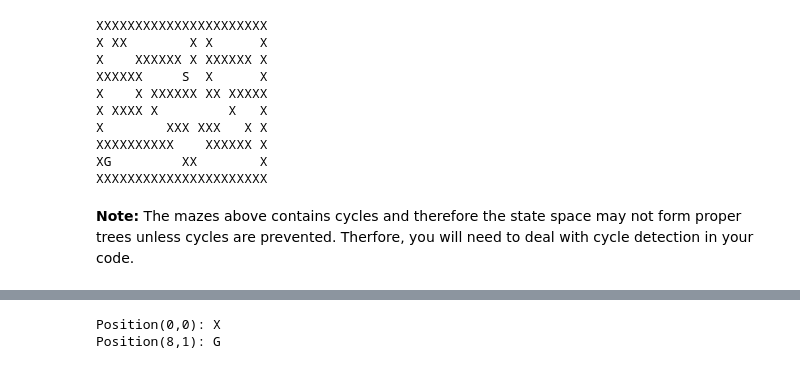
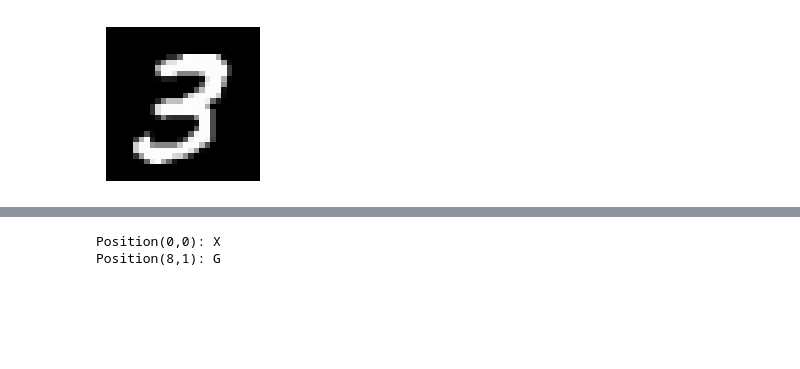
Before and after one commit to stanleybak/CS7320-AI, a Jupyter notebook: ML/MNIST.ipynb, the cells around one changed output, grey strips where cells are left out. Saved outputs shown, nothing was run; the diff lists cells and outputs as text; code cells hidden in the pictures; blank space fills up the shorter version.

```diff
--- a/ML/MNIST.ipynb
+++ b/ML/MNIST.ipynb
@@ -44,18 +47,15 @@ L_maze.txt                Maze_Example.ipynb                 README.md
 # %%
-# if the below fails to open, then small_maze.txt is not in the current working directory (see above code block)
-with open("small_maze.txt", "r") as f:
-    maze_str = f.read()
-print(maze_str)
+import matplotlib.pyplot as plt
+import pickle
+
+# if the below fails to open, then the data file is not in the current working directory (see above code block)
+with open('mini-mnist-1000.pickle', 'rb') as f:
+  data = pickle.load(f)
+
+im3 = data['images'][300] # 100 images of each digits
+plt.figure(figsize=(2, 2))  # Adjust size as needed
+plt.imshow(im3, cmap='gray')
+plt.axis('off')
+plt.show()
 # %% [output]
-XXXXXXXXXXXXXXXXXXXXXX
-X XX        X X      X
-X    XXXXXX X XXXXXX X
-XXXXXX     S  X      X
-X    X XXXXXX XX XXXXX
-X XXXX X         X   X
-X        XXX XXX   X X
-XXXXXXXXXX    XXXXXX X
-XG         XX        X
-XXXXXXXXXXXXXXXXXXXXXX
+[figure, added]
-# %% [markdown]
-__Note:__ The mazes above contains cycles and therefore the state space may not form proper trees unless cycles are prevented. Therfore, you will need to deal with cycle detection in your code.
```
Also changed, not shown: parts of 5 cells of this notebook.
